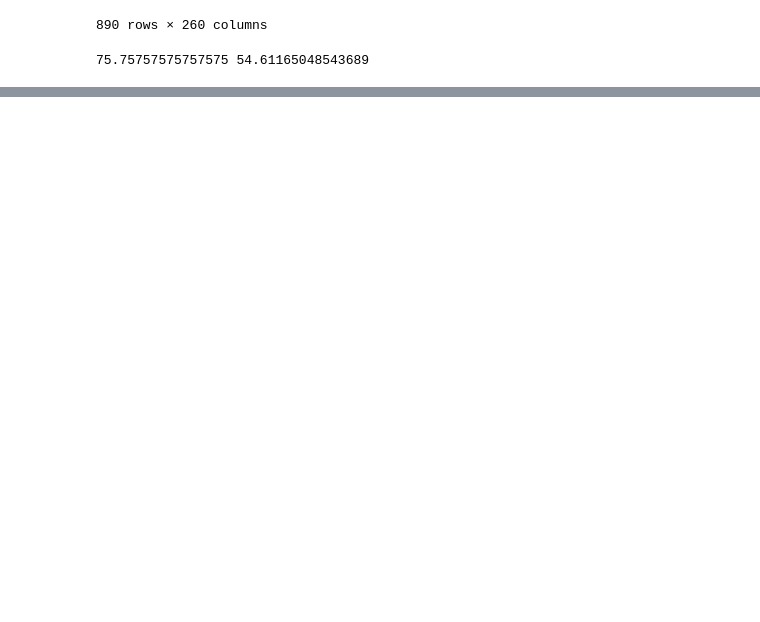
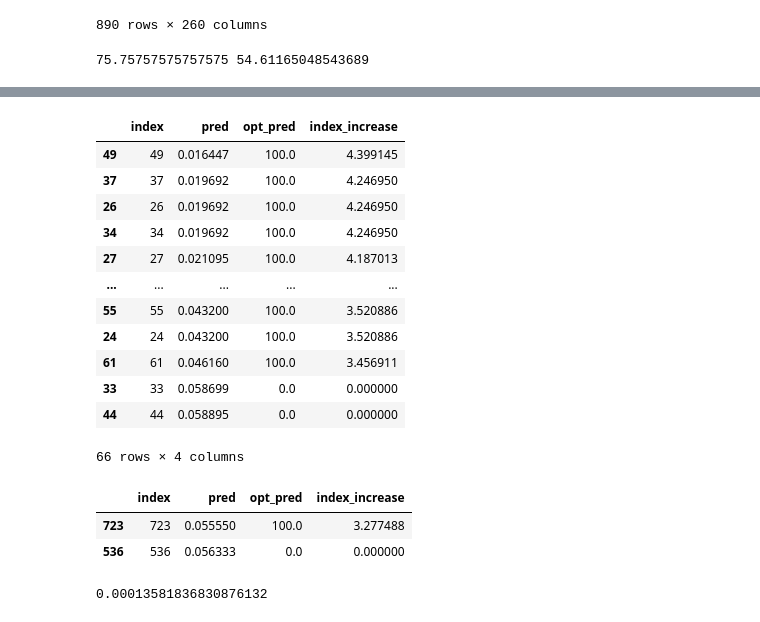
Before and after one commit to LukeBetham/PROHACK-OCISLY, a Jupyter notebook: Optimisation_Submission-Luke-Prohack.ipynb, the cells around one changed output, grey strips where cells are left out. Cells and saved outputs as stored; diff of their text form; code cells hidden in the pictures; blank space fills up the shorter version.

```diff
--- a/Optimisation_Submission-Luke-Prohack.ipynb
+++ b/Optimisation_Submission-Luke-Prohack.ipynb
@@ -60,0 +79,5 @@ submission_df
+# %%
+test1.opt_pred.iloc[:500] = 100
+test1.opt_pred.iloc[500:] = 0
+test1['index_increase'] = test1.opt_pred*(-np.log(submission_df.pred+0.01)+3)**2/1000
+test1.index_increase.sum()
@@ -60,0 +90,27 @@ submission_df
+# %%
+test1[test1.index.isin(df_test[df_test['existence expectancy index']<0.7].index)]
+# %% [output]
+|  | index | pred | opt_pred | index_increase |
+| 49 | 49 | 0.016447 | 100.0 | 4.399145 |
+| 37 | 37 | 0.019692 | 100.0 | 4.246950 |
+| 26 | 26 | 0.019692 | 100.0 | 4.246950 |
+| 34 | 34 | 0.019692 | 100.0 | 4.246950 |
+| 27 | 27 | 0.021095 | 100.0 | 4.187013 |
+| ... | ... | ... | ... | ... |
+| 55 | 55 | 0.043200 | 100.0 | 3.520886 |
+| 24 | 24 | 0.043200 | 100.0 | 3.520886 |
+| 61 | 61 | 0.046160 | 100.0 | 3.456911 |
+| 33 | 33 | 0.058699 | 0.0 | 0.000000 |
+| 44 | 44 | 0.058895 | 0.0 | 0.000000 |
+66 rows × 4 columns
+# %%
+test1[499:501]
+# %% [output]
+|  | index | pred | opt_pred | index_increase |
+| 723 | 723 | 0.055550 | 100.0 | 3.277488 |
+| 536 | 536 | 0.056333 | 0.0 | 0.000000 |
+# %%
+# check if there are decreasing returns - it would seem that there aren't - but think there should be
+(100*(-np.log(0.055550+0.01)+3)**2/1000)-(99*(-np.log(0.055550+0.01)+3)**2/1000)-(1*(-np.log(0.056333+0.01)+3)**2/1000)
+# %% [output]
+0.00013581836830876132
```
Also changed, not shown: parts of 10 cells of this notebook, 2 other files.
